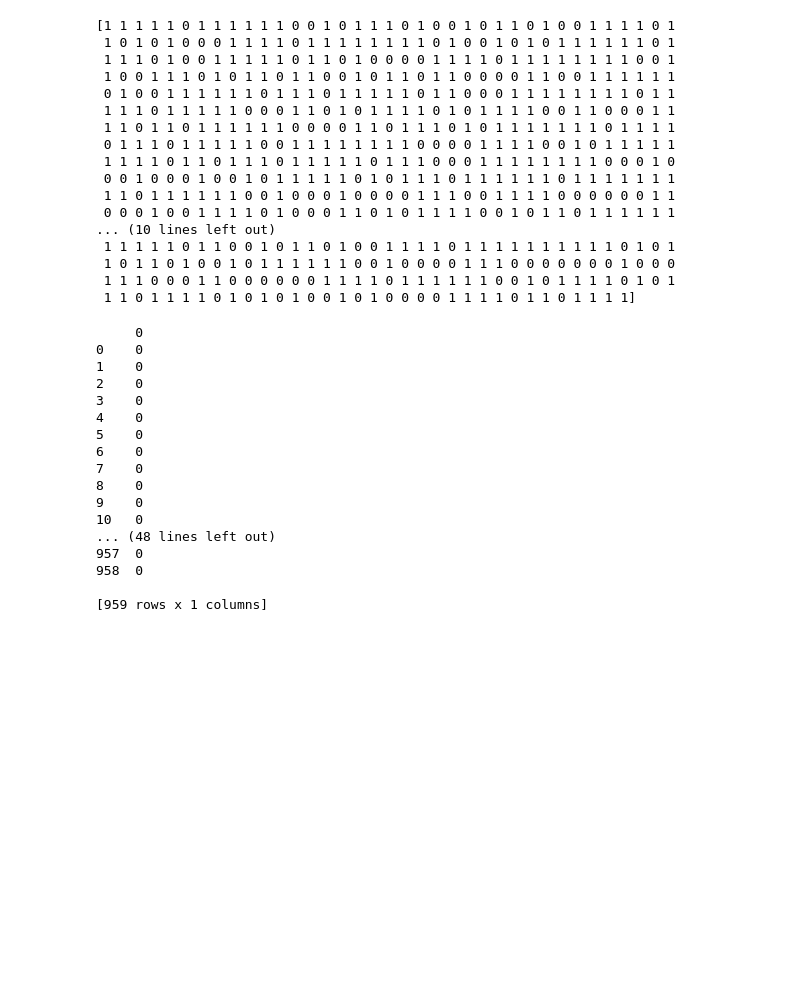
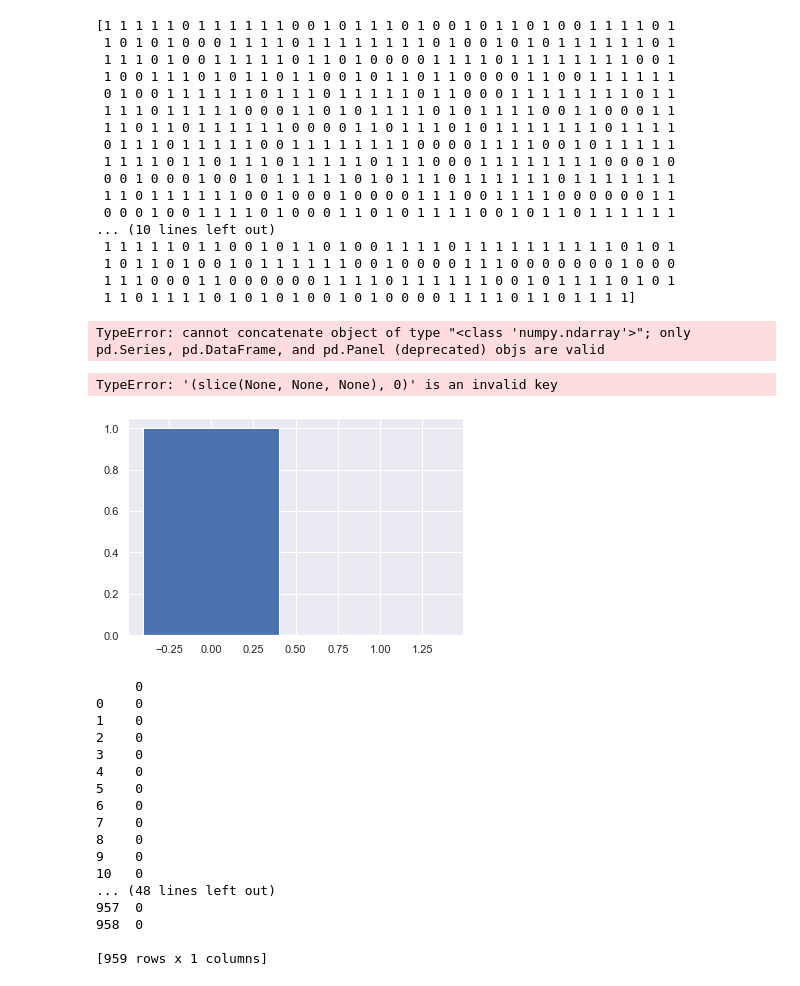
Before and after one commit to amyscott303/Thinkful, a Jupyter notebook: NLPCap.ipynb, the cells around one changed output. Saved outputs shown, nothing was run; the diff lists cells and outputs as text; code cells hidden in the pictures; blank space fills up the shorter version.

```diff
--- a/NLPCap.ipynb
+++ b/NLPCap.ipynb
@@ -280,3 +285,23 @@ print (y_pred)
+# %%
+from sklearn.cluster import KMeans
+kmeans = KMeans(n_clusters=2)
+kmeans.fit(X)
+y_kmeans = kmeans.predict(X)
+i= word_counts.append(y_pred)
+# %% [output]
+TypeError: cannot concatenate object of type "<class 'numpy.ndarray'>"; only pd.Series, pd.DataFrame, and pd.Panel (deprecated) objs are valid
+# %%
+plt.scatter(X[:, 0], X[:, 1], c=y_kmeans, s=50, cmap='viridis')
+
+centers = kmeans.cluster_centers_
+plt.scatter(centers[:, 0], centers[:, 1], c='black', s=200, alpha=0.5);
+# %% [output]
+TypeError: '(slice(None, None, None), 0)' is an invalid key
+# %%
+plt.bar(X[:, 0], X[:, 1])
+plt.show()
+# %% [output]
+[figure, added]
 # %%
 def doKmeans(X, nclust=2):
     model = KMeans(nclust)
```
Also changed, not shown: parts of 5 cells of this notebook.
